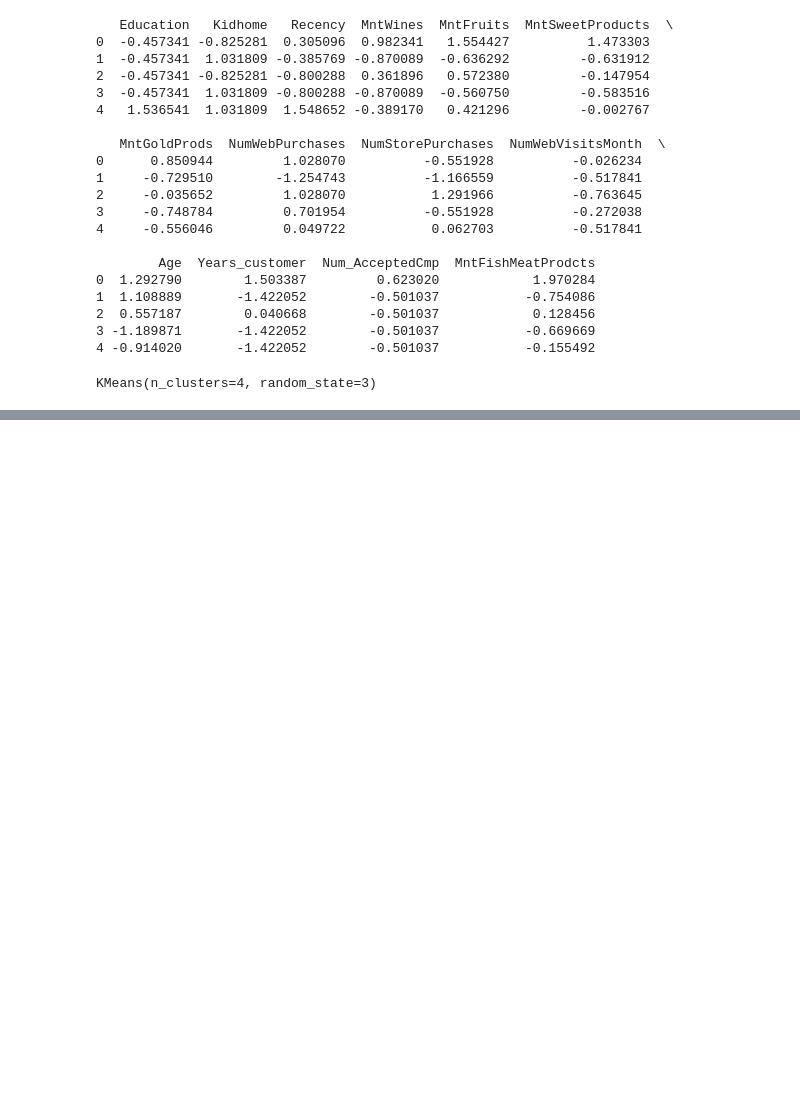
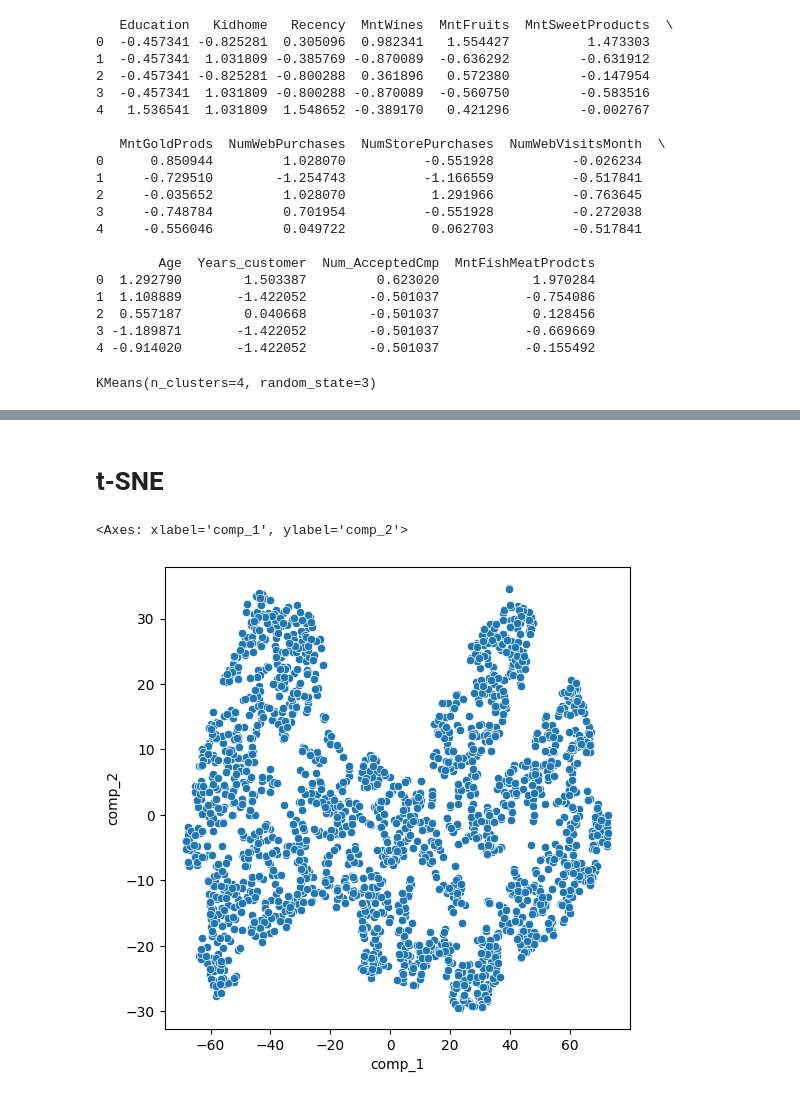
Before and after one commit to sannahartmann/Assignment-1-Unsupervised-learning, a Jupyter notebook: assignment1.ipynb, the cells around one changed output, grey strips where cells are left out. Drawn from its saved outputs; the diff is of its cells as text; code cells hidden in the pictures; blank space fills up the shorter version.

Commit message:
nye plots

```diff
--- a/assignment1.ipynb
+++ b/assignment1.ipynb
@@ -77,3 +77,5 @@ centers
 | 1 | 0.517405 | 0.292722 | 0.463943 | 0.077295 | 0.051778 | 0.042728 | 0.093958 | 0.141119 | ... |
 | 2 | 0.667125 | 0.002747 | 0.548378 | 0.205933 | 0.111289 | 0.088720 | 0.123110 | 0.149725 | ... |
 | 3 | 0.633122 | 0.033281 | 0.475132 | 0.454680 | 0.313015 | 0.239050 | 0.220101 | 0.207954 | ... |
+# %% [markdown]
+# t-SNE
@@ -79,0 +87,15 @@ centers
+# %%
+#columns_names = ["Education", "Kidhome", "Recency", "MntWines", "MntFruits", "MntSweetProducts", "MntGoldProds", "NumWebPurchases", "NumStorePurchases", "NumWebVisitsMonth", "Age", "Years_customer", "Num_AcceptedCmp", "MntFishMeatProdcts"]
+df_customers = pd.read_csv('customer_data_large.csv')
+# %%
+tsne = TSNE()
+X_tsne = tsne.fit_transform(df_customers)
+# %%
+dicc_tsne = {'comp_1':X_tsne[:,0],'comp_2':X_tsne[:,1]}
+df_tsne = pd.DataFrame(dicc_tsne,index=df_customers.index)
+# %%
+plt.figure(figsize=(6,6))
+sns.scatterplot(data=df_tsne, x='comp_1',y='comp_2', legend='full')
+# %% [output]
+<Axes: xlabel='comp_1', ylabel='comp_2'>
+[figure, added]
```
Also changed, not shown: parts of 2 cells of this notebook, 1 other file.
